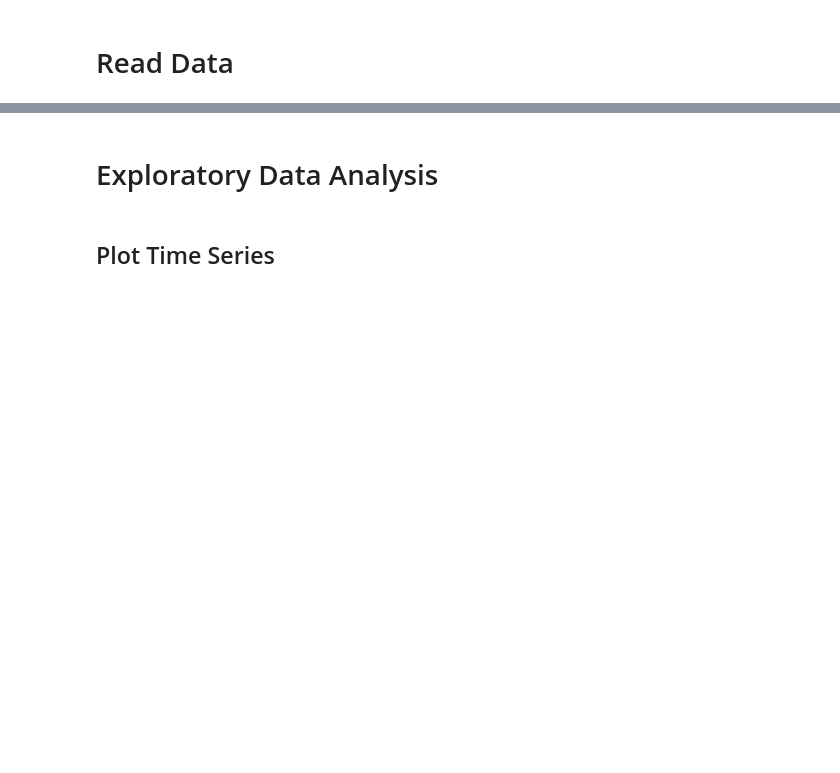
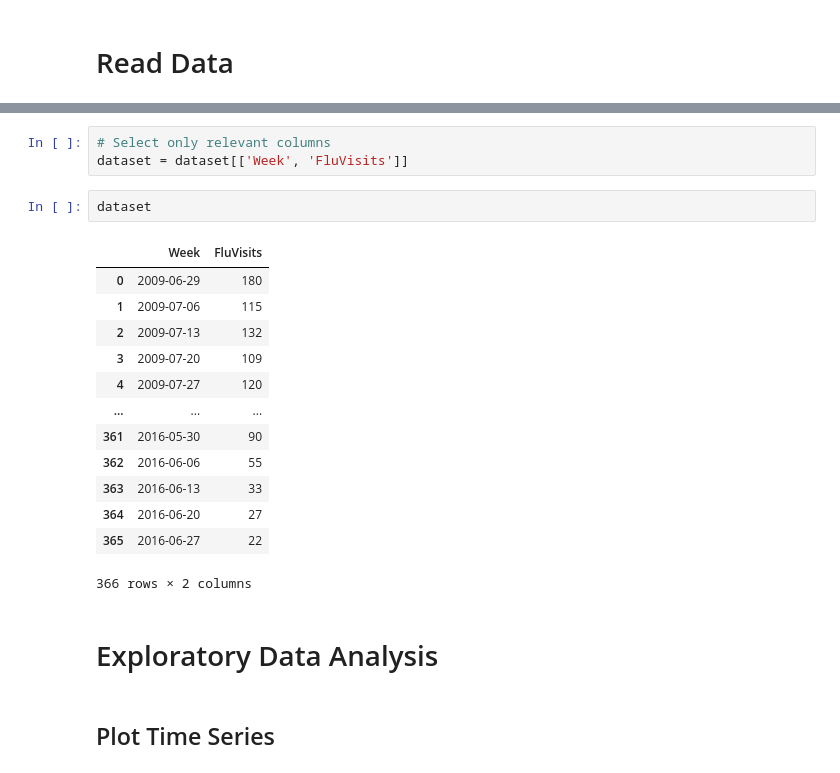
Before and after one commit to Volscente/TimeWarpForecast, a Jupyter notebook: notebooks/flu_trends/exploratory_data_analysis.ipynb, the cells around one changed output, grey strips where cells are left out. Drawn from its saved outputs; the diff is of its cells as text; blank space fills up the shorter version.

```diff
--- a/notebooks/flu_trends/exploratory_data_analysis.ipynb
+++ b/notebooks/flu_trends/exploratory_data_analysis.ipynb
@@ -72,3 +72,22 @@ dataset = read_data_from_config(dataset_config)
+# %%
+# Select only relevant columns
+dataset = dataset[['Week', 'FluVisits']]
+# %%
+dataset
+# %% [output]
+|  | Week | FluVisits |
+| 0 | 2009-06-29 | 180 |
+| 1 | 2009-07-06 | 115 |
+| 2 | 2009-07-13 | 132 |
+| 3 | 2009-07-20 | 109 |
+| 4 | 2009-07-27 | 120 |
+| ... | ... | ... |
+| 361 | 2016-05-30 | 90 |
+| 362 | 2016-06-06 | 55 |
+| 363 | 2016-06-13 | 33 |
+| 364 | 2016-06-20 | 27 |
+| 365 | 2016-06-27 | 22 |
+366 rows × 2 columns
 # %% [markdown]
 # Exploratory Data Analysis
 # %% [markdown]
```
Also changed, not shown: parts of 12 cells of this notebook.
